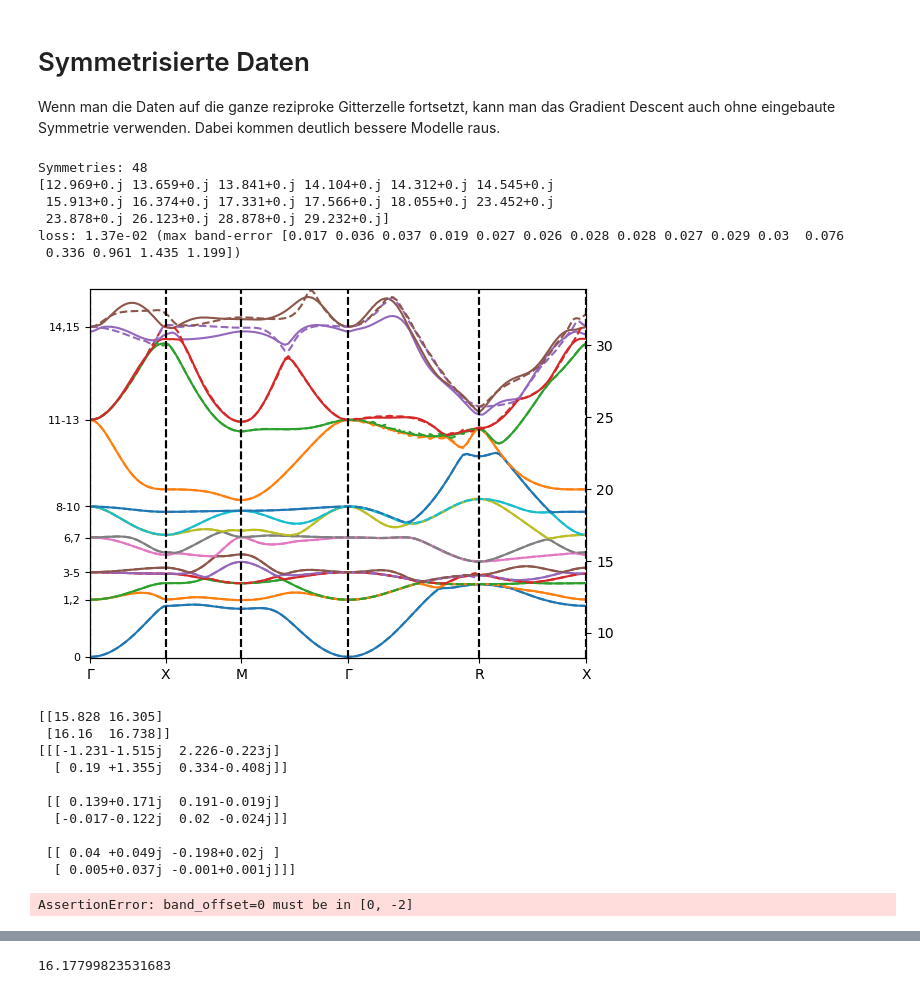
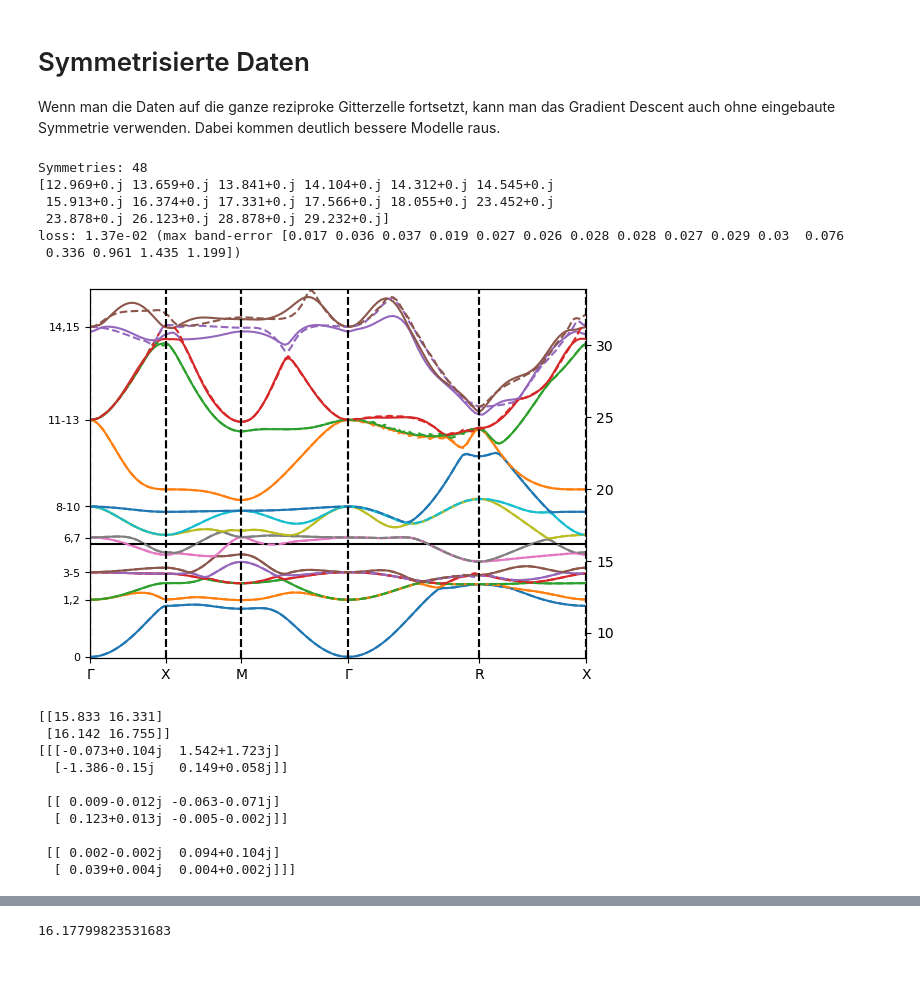
Before and after one commit to redweasel/tight-binding, a Jupyter notebook: notebooks/AsymTightBinding.ipynb, the cells around one changed output, grey strips where cells are left out. Drawn from its saved outputs; the diff is of its cells as text; code cells hidden in the pictures.

```diff
--- a/notebooks/AsymTightBinding.ipynb
+++ b/notebooks/AsymTightBinding.ipynb
@@ -27,66 +27,52 @@ weights[0] = 0.5
 weights[12:] = 0.01
 
 neighbors = ((0, 0, 0), (1, 0, 0), (1, 1, 0), (1, 1, 1)) # works well
 neighbors = Symmetry.cubic(True).complete_neighbors(neighbors)
 
 #tb_nitinol = BandStructureModel.init_tight_binding_from_ref(Symmetry.none(), neighbors, k_smpl, ref_bands, band_offset, add_bands, cos_reduced=True, exp=True)
 #tb_nitinol = BandStructureModel.load("ni_asym.repr")
-tb_nitinol = BandStructureModel.load("asym_nitinol5_.json")
+tb_nitinol = BandStructureModel.load("asym_nitinol5.json")
+#print(tb_nitinol.neighbors)
 print(np.diag(tb_nitinol.params[0]))
 #tb_nitinol.save("asym_nitinol2.json")
 #tb_nitinol.optimize(k_smpl, 1, ref_bands, weights, band_offset, 100, 1, train_k0=True, max_accel_global=2.0)
 #tb_nitinol.optimize(k_smpl, 1, ref_bands, weights, band_offset, 100, 1, train_k0=True, max_accel_global=8.0)
 #tb_nitinol.optimize(k_smpl, 1, ref_bands, weights, band_offset, 100, 1, train_k0=True, max_accel_global=16.0)
 #tb_nitinol.optimize(k_smpl, 1, ref_bands, weights, band_offset, 1000, 32, train_k0=True, regularization=0.999, learning_rate=1.0)
 
 # show error
 tb_nitinol.print_error(k_smpl, ref_bands, weights, band_offset)
 
 path = kpaths.KPath('G').to('X').to('M').to('G').to('R').to('X')
 interpolator = kpaths.interpolate(k_smpl, ref_bands, Symmetry.none(), method='cubic')
 path.plot(tb_nitinol, '-')
 path.plot(interpolator, '--', label_bands="left")
 #plt.ylim(8, 24)
+plt.axhline(fermi_energy, color="k")
 plt.show()
 # %% [output]
 Symmetries: 48
 [12.969+0.j 13.659+0.j 13.841+0.j 14.104+0.j 14.312+0.j 14.545+0.j
  15.913+0.j 16.374+0.j 17.331+0.j 17.566+0.j 18.055+0.j 23.452+0.j
  23.878+0.j 26.123+0.j 28.878+0.j 29.232+0.j]
 loss: 1.37e-02 (max band-error [0.017 0.036 0.037 0.019 0.027 0.026 0.028 0.028 0.027 0.029 0.03  0.076
  0.336 0.961 1.435 1.199])
-[figure, old version]
+[figure, new version]
 # %%
 k2 = [[1/3,0,0], [2/3,1/3,0]]
 print(tb_nitinol.electron_phonon_coupling(k2, [0], [1])[0][:,6:8])
 print(tb_nitinol.electron_phonon_coupling(k2, [0], [1])[2][0,0,:,6:8,6:8])
 # %% [output]
-[[15.828 16.305]
- [16.16  16.738]]
-[[[-1.231-1.515j  2.226-0.223j]
-  [ 0.19 +1.355j  0.334-0.408j]]
+[[15.833 16.331]
+ [16.142 16.755]]
+[[[-0.073+0.104j  1.542+1.723j]
+  [-1.386-0.15j   0.149+0.058j]]
 
- [[ 0.139+0.171j  0.191-0.019j]
-  [-0.017-0.122j  0.02 -0.024j]]
+ [[ 0.009-0.012j -0.063-0.071j]
+  [ 0.123+0.013j -0.005-0.002j]]
 
- [[ 0.04 +0.049j -0.198+0.02j ]
-  [ 0.005+0.037j -0.001+0.001j]]]
+ [[ 0.002-0.002j  0.094+0.104j]
+  [ 0.039+0.004j  0.004+0.002j]]]
-# %%
-tb_nitinol = AsymTightBindingModel.load("ni_asym.repr")
-#tb_nitinol = AsymTightBindingModel.load("asym_nitinol.json")
-#tb_nitinol.save("asym_nitinol2.json")
-
-# show error
-tb_nitinol.optimize(k_smpl, 1, ref_bands, weights, band_offset, 0, 1, use_pinv=False)
-
-path = kpaths.KPath('G').to('X').to('M').to('G').to('R').to('X')
-interpolator = kpaths.interpolate(k_smpl, ref_bands, Symmetry.none(), method='cubic')
-path.plot(tb_nitinol, '-')
-path.plot(interpolator, '--')
-#plt.ylim(8, 24)
-plt.show()
-# %% [output]
-AssertionError: band_offset=0 must be in [0, -2]
 # %%
 print("neighbors:", len(tb_nitinol.neighbors))
 print("neighbors:", len(tb_nitinol.params))
```
Also changed, not shown: parts of 8 cells of this notebook, 10 other files.
